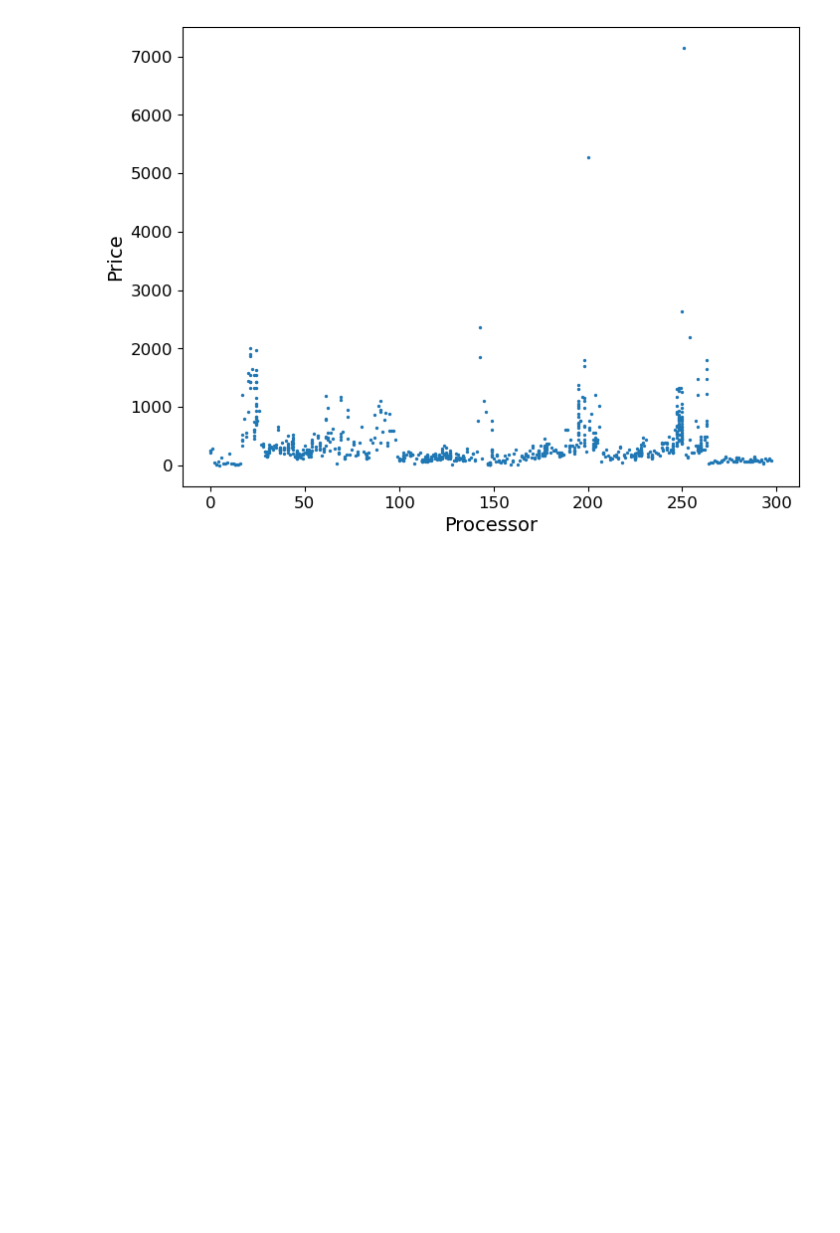
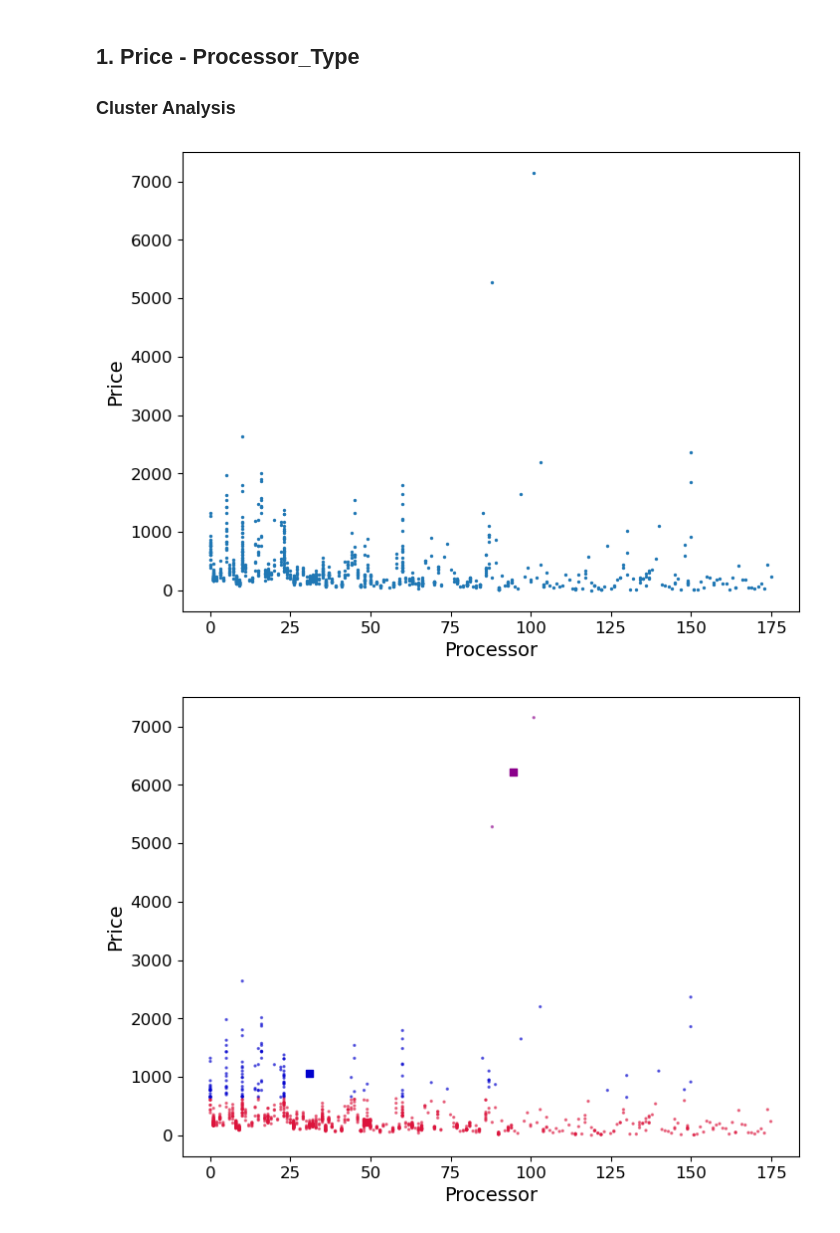
Before and after one commit to frottori/Big_Data_Python, a Jupyter notebook: Project/Project.ipynb, the cells around one changed output. Saved outputs shown, nothing was run; the diff lists cells and outputs as text; code cells hidden in the pictures; blank space fills up the shorter version.

```diff
--- a/Project/Project.ipynb
+++ b/Project/Project.ipynb
@@ -98,21 +207,19 @@ def kmeans(dset, k=2, tol=1e-4):
+# %% [markdown]
+## 1. Price - Processor_Type
+### Cluster Analysis
 # %%
 # Read the dataset
 df = pd.read_csv('/Users/frottori/Documents/Code/Python/Big_Data_Python/Datasets/smartphones - smartphones.csv')
 # Add a new column 'Price_Euro' with the converted prices as the third column
 df.insert(2, 'Price_Euro', df['price'].apply(inr_to_euro))
- # colnames = list(df.columns[1:-1])
+# Add a unique identifier for each row
 df['id'] = range(1, len(df) + 1)   # Add a unique identifier for each row
-# Map the processor categories to integers
-df['processor_int'] = df['processor'].astype('category').cat.codes
-df.head()
+
+# Map the processor categories to integers using one-hot encoding (same processor type will have the same code)
+df = one_hot_enco_proc(df)
+
+#! 1. Cluster Analysis for Price and Processor_type
+df = price_processor_analysis(df)
+# %% [output]
+[figure, added]
+[figure, added]
-# %%
-# Scatter plot of the data points
-fig, ax = plt.subplots(figsize=(8, 6))
-plt.scatter(x=df['processor_int'], y=df['Price_Euro'], s=2)
-ax.set_xlabel(r'Processor', fontsize=14)
-ax.set_ylabel(r'Price', fontsize=14)
-plt.xticks(fontsize=12)
-plt.yticks(fontsize=12)
-plt.show()
-# %% [output]
-[figure, removed]
```
Also changed, not shown: parts of 15 cells of this notebook, 5 other files.
